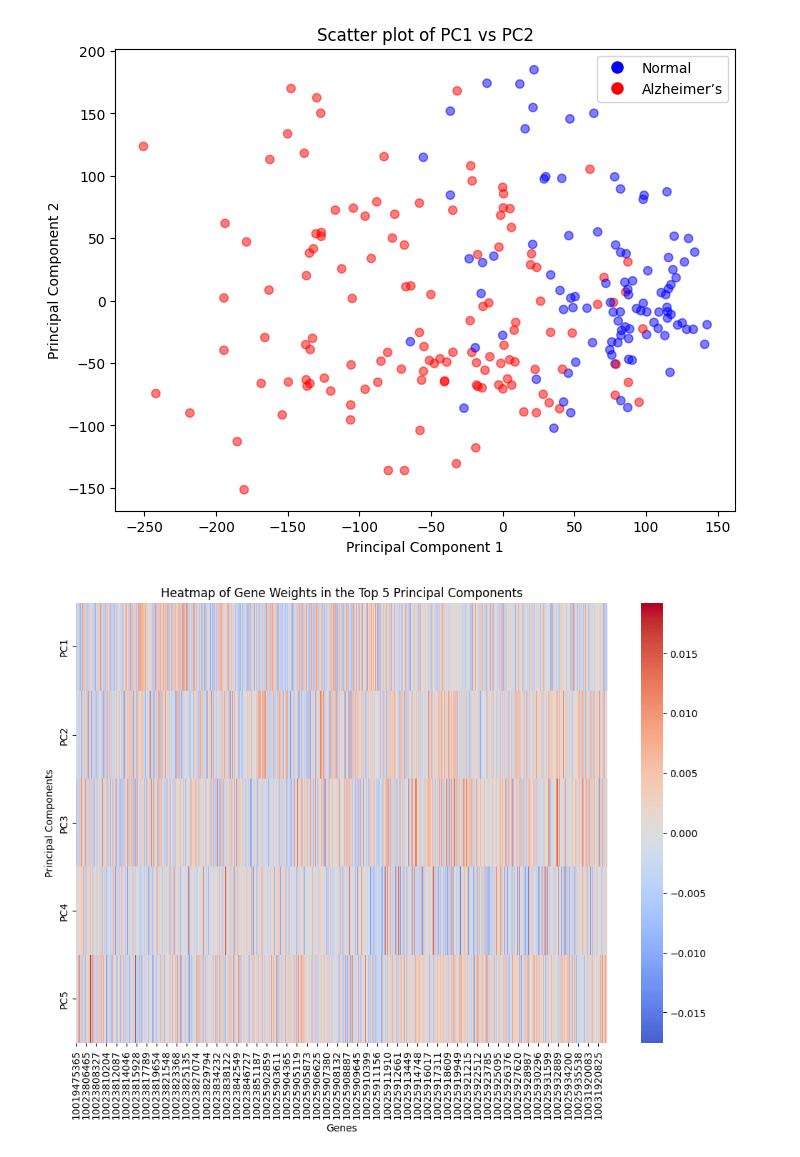
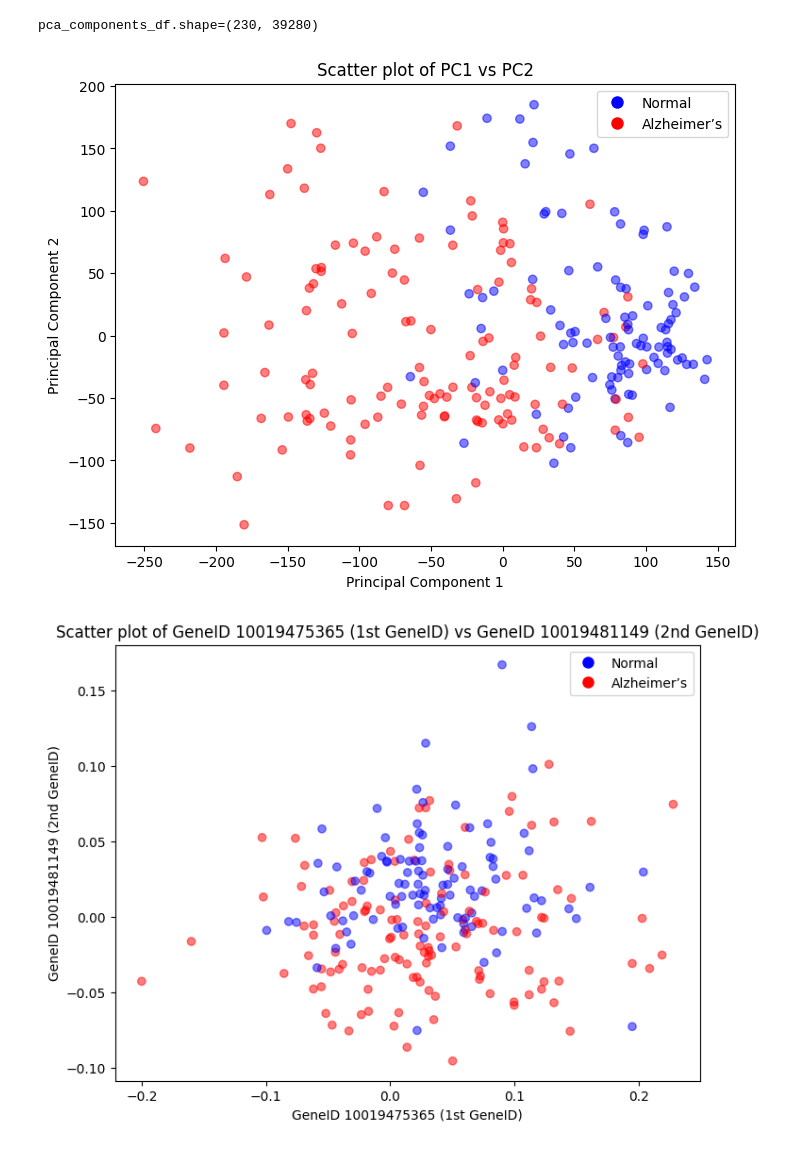
Before and after one commit to timryall/STAT3006, a Jupyter notebook: assignment_4/1.ipynb, the cells around one changed output. Drawn from its saved outputs; the diff is of its cells as text; code cells hidden in the pictures.

```diff
--- a/assignment_4/1.ipynb
+++ b/assignment_4/1.ipynb
@@ -1,5 +1,4 @@
 # %%
-# Import necessary libraries
 import pandas as pd
 import numpy as np
 import matplotlib.pyplot as plt
@@ -21,6 +20,9 @@ pca = PCA()
 pca.fit(scaled_data)
 pca_data = pca.transform(scaled_data)
 print(f"{pca_data.shape=}")
+print(f"{expression_data.shape=}")
+print(f"{expression_data.iloc[:, 0] =}")
+
 
 # Variance explained by each component
 variance_explained = pca.explained_variance_ratio_
@@ -37,7 +39,10 @@ plt.show()
 
 # Save the PCA components to a CSV file
 pca_components_df = pd.DataFrame(pca.components_, index=[f'PC{i+1}' for i in range(len(pca.components_))], columns=expression_data.columns)
+pca_components_df.index.name = 'PC'
 pca_components_df.to_csv('data/pca_components.csv')
+
+print(f"{pca_components_df.shape=}")
 
 # Save the pca transformed dataset
 braindat_pca_transformed = pd.DataFrame(pca_data.T, index=[f'PC{i+1}' for i in range(len(pca.components_))], columns=expression_data.index)
@@ -55,6 +60,17 @@ plt.legend(handles=[plt.Line2D([0], [0], marker='o', color='w', label='Normal',
                     plt.Line2D([0], [0], marker='o', color='w', label='Alzheimer’s', markersize=10, markerfacecolor='red')])
 plt.show()
 
+# Scatter plot of first two GeneIDs, colored by condition
+plt.figure(figsize=(8, 6))
+conditions = sample_descriptions['Disease']  # 'N' and 'A' labels
+plt.scatter(expression_data.iloc[:, 0], expression_data.iloc[:, 1], c=conditions.map({'N': 'blue', 'A': 'red'}), alpha=0.5)
+plt.xlabel('GeneID 10019475365 (1st GeneID)')
+plt.ylabel('GeneID 10019481149 (2nd GeneID)')
+plt.title('Scatter plot of GeneID 10019475365 (1st GeneID) vs GeneID 10019481149 (2nd GeneID)')
+plt.legend(handles=[plt.Line2D([0], [0], marker='o', color='w', label='Normal', markersize=10, markerfacecolor='blue'),
+                    plt.Line2D([0], [0], marker='o', color='w', label='Alzheimer’s', markersize=10, markerfacecolor='red')])
+plt.show()
+
 # Correlation heatmap of genes with top principal components
 import seaborn as sns
 plt.figure(figsize=(12, 8))
@@ -69,3 +98,4 @@ pca_data.shape=(230, 230)
 [figure]
+pca_components_df.shape=(230, 39280)
 [figure]
-[figure, old version]
+[figure, new version]
```
Also changed, not shown: parts of 1 cell of this notebook, 6 other files.
